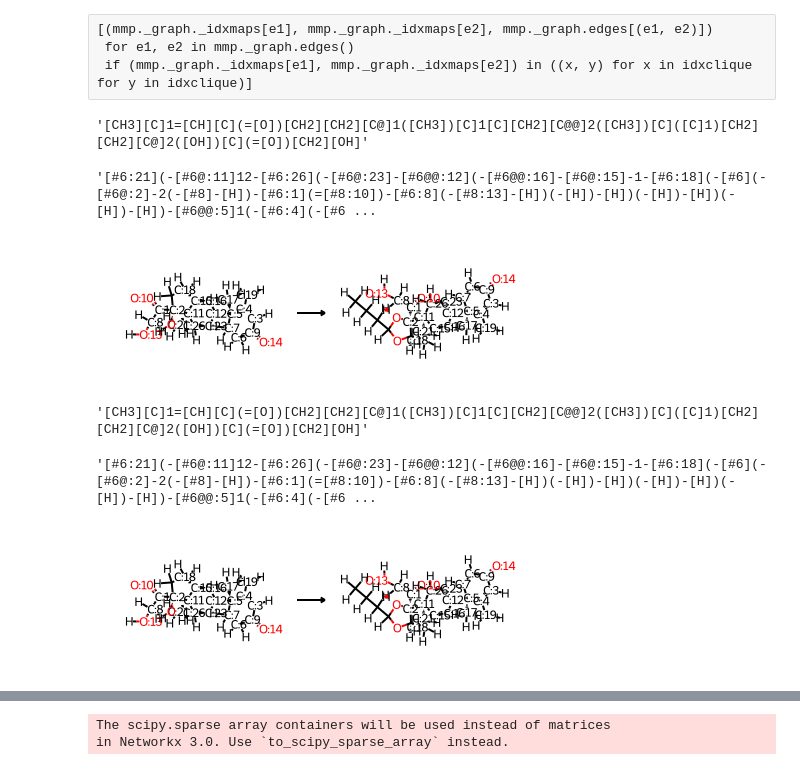
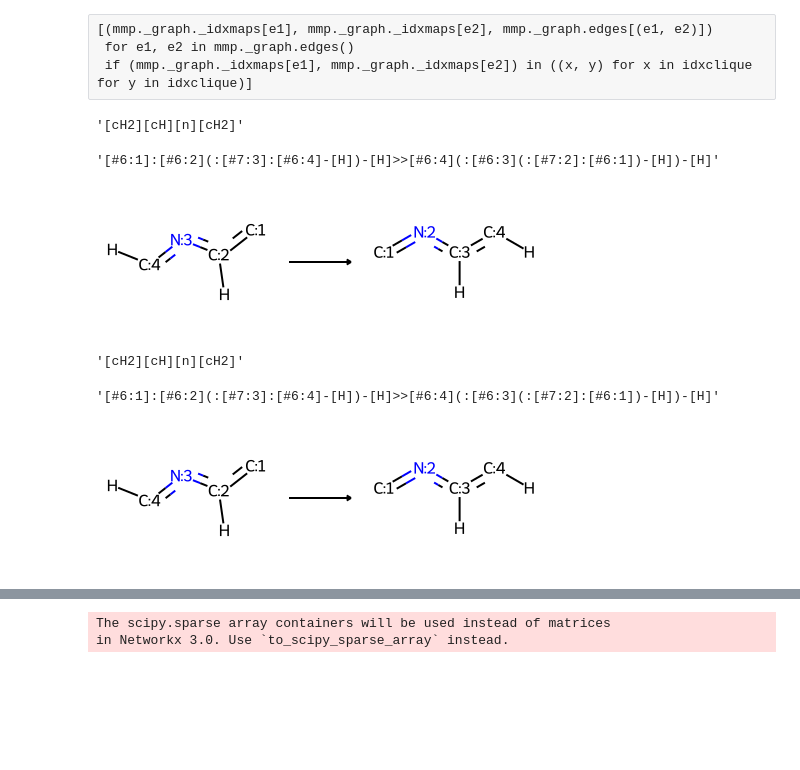
Before and after one commit to warner121/wizepair2, a Jupyter notebook: notebooks/dev-nx.ipynb, the cells around one changed output, grey strips where cells are left out. Saved outputs shown, nothing was run; the diff lists cells and outputs as text; code cells hidden in the pictures; blank space fills up the shorter version.

```diff
--- a/notebooks/dev-nx.ipynb
+++ b/notebooks/dev-nx.ipynb
@@ -451,7 +451,8 @@ class MMP():
             Returns tuple of (
                 smirks: str,
                 valid: bool,
-                error: str)
+                error: str,
+                biproducts: int)
             '''
 
             def getMolAtomMapNumber(atom):
@@ -515,8 +516,7 @@ class MMP():
                 productlist = reactor.generate_products(self._smiles1)
                 if self._smiles2 in productlist:
                     return test, True, None, len(productlist) - 1
-            if self._smiles2 not in productlist:
-                return backup, False, 'second molecule not found amongst products enumerated from first', len(productlist)
+            return backup, False, 'second molecule not found amongst products enumerated from first', len(productlist)
 
         # loop from 4 down to 1 bond radius to find smallest valid transformation
         responselist = list()
@@ -539,7 +539,7 @@ class MMP():
             # Define reaction as SMIRKS while mappings still present
             frag1 = eliminate(self._mol1, radius)
             frag2 = eliminate(self._mol2, radius)
-            smirks, valid, biproducts, error = get_canonicalized_smirks(frag1, frag2, chargemismatch)
+            smirks, valid, error, biproducts = get_canonicalized_smirks(frag1, frag2, chargemismatch)
 
             # remove mappings to yield clean fragments
             for atom in frag1.GetAtoms(): atom.ClearProp('molAtomMapNumber')
@@ -556,7 +556,7 @@ class MMP():
             response['fragment2'] = frag2
             responselist.append(response)
 # %%
-#mmp = MMP('Cc1cccnc1', 'Cc1ccccn1', strictness=5, correspondence=2)
+mmp = MMP('Cc1cccnc1', 'Cc1ccccn1', strictness=5, correspondence=2)
 #mmp = MMP('Cc1oc(C)cc1', 'Cc1ccc(C)cc1', strictness=5, correspondence=2)
 #mmp = MMP('c1([N+](=O)[O-])ccccc1', 'c1(C(=O)OC)ccccc1', strictness=5, correspondence=2)
 #mmp = MMP('N1CCC1', 'N1CCNCC1', strictness=5, correspondence=2)
@@ -570,7 +570,7 @@ class MMP():
 #mmp = MMP('CC(C)c1cc(C(O)CN)ccc1O', 'CCc1ccc(C(O)CN)cc1O', strictness=8, correspondence=1)
 #mmp = MMP('CNC[C@@H](SC)c1ccc(O)c(O)c1', 'CC[C@H](NC(C)C)[C@H](O)c1ccc(O)c(O)c1', strictness=5, correspondence=1)
 # %%
-mmp = MMP('C[C@]12C[C@H](O)[C@H]3[C@@H](CCC4=CC(=O)CC[C@@]43C)[C@@H]1CC[C@]2(O)C(=O)CO', 'CCCC1O[C@@H]2C[C@H]3[C@@H]4CCC5=CC(=O)C=C[C@]5(C)[C@H]4[C@@H](O)C[C@]3(C)[C@]2(C(=O)CO)O1', strictness=5,correspondence=1)
+#mmp = MMP('C[C@]12C[C@H](O)[C@H]3[C@@H](CCC4=CC(=O)CC[C@@]43C)[C@@H]1CC[C@]2(O)C(=O)CO', 'CCCC1O[C@@H]2C[C@H]3[C@@H]4CCC5=CC(=O)C=C[C@]5(C)[C@H]4[C@@H](O)C[C@]3(C)[C@]2(C(=O)CO)O1', strictness=5,correspondence=1)
 #mmp = MMP('C[C@]12C[C@H](O)[C@H]3[C@@H](CCC4=CC(=O)CC[C@@]43C)[C@@H]1CC[C@]2(O)C(=O)CO', 'CC12CCC(=O)C=C1CCC1C2C(O)CC2(C)C1CCC2(O)C(=O)CO', strictness=5,correspondence=1)
 #mmp = MMP('C[C@]12C[C@H](O)[C@H]3[C@@H](CCC4=CC(=O)C=C[C@@]43C)[C@@H]1CC[C@]2(O)C(=O)O', 'CCCC1OC2CC3C4CCC5=CC(=O)C=CC5(C)C4C(O)CC3(C)C2(C(=O)O)O1', strictness=5,correspondence=1)
 #mmp = MMP('C[C@]12C[C@H](O)[C@H]3[C@@H](CCC4=CC(=O)C=C[C@@]43C)[C@@H]1CC[C@]2(O)C(=O)CO', 'CCCC1O[C@@H]2C[C@H]3[C@@H]4CCC5=CC(=O)C=C[C@]5(C)[C@H]4[C@@H](O)C[C@]3(C)[C@]2(C(=O)CO)O1', strictness=5,correspondence=1)
@@ -634,31 +634,31 @@ mmp._mol2
  for e1, e2 in mmp._graph.edges()
  if (mmp._graph._idxmaps[e1], mmp._graph._idxmaps[e2]) in ((x, y) for x in idxclique for y in idxclique)]
 # %%
-response[1]['fragment1']
+response[3]['fragment1']
 # %% [output]
-'[CH3][C]1=[CH][C](=[O])[CH2][CH2][C@]1([CH3])[C]1[C][CH2][C@@]2([CH3])[C]([C]1)[CH2][CH2][C@]2([OH])[C](=[O])[CH2][OH]'
+'[cH2][cH][n][cH2]'
 # %%
-response[1]['smirks']
+response[3]['smirks']
 # %% [output]
-'[#6:21](-[#6@:11]12-[#6:26](-[#6@:23]-[#6@@:12](-[#6@@:16]-[#6@:15]-1-[#6:18](-[#6](-[#6@:2]-2(-[#8]-[H])-[#6:1](=[#8:10])-[#6:8](-[#8:13]-[H])(-[H])-[H])(-[H])-[H])(-[H])-[H])-[#6@@:5]1(-[#6:4](-[#6 ...
+'[#6:1]:[#6:2](:[#7:3]:[#6:4]-[H])-[H]>>[#6:4](:[#6:3](:[#7:2]:[#6:1])-[H])-[H]'
 # %%
-rxn = Chem.rdChemReactions.ReactionFromSmarts(response[1]['smirks'])
+rxn = Chem.rdChemReactions.ReactionFromSmarts(response[3]['smirks'])
 rxn
 # %% [output]
-[figure, old version]
+[figure, new version]
 # %%
-response[1]['fragment1']
+response[3]['fragment1']
 # %% [output]
-'[CH3][C]1=[CH][C](=[O])[CH2][CH2][C@]1([CH3])[C]1[C][CH2][C@@]2([CH3])[C]([C]1)[CH2][CH2][C@]2([OH])[C](=[O])[CH2][OH]'
+'[cH2][cH][n][cH2]'
 # %%
-response[1]['smirks']
+response[3]['smirks']
 # %% [output]
-'[#6:21](-[#6@:11]12-[#6:26](-[#6@:23]-[#6@@:12](-[#6@@:16]-[#6@:15]-1-[#6:18](-[#6](-[#6@:2]-2(-[#8]-[H])-[#6:1](=[#8:10])-[#6:8](-[#8:13]-[H])(-[H])-[H])(-[H])-[H])(-[H])-[H])-[#6@@:5]1(-[#6:4](-[#6 ...
+'[#6:1]:[#6:2](:[#7:3]:[#6:4]-[H])-[H]>>[#6:4](:[#6:3](:[#7:2]:[#6:1])-[H])-[H]'
 # %%
-rxn = Chem.rdChemReactions.ReactionFromSmarts(response[1]['smirks'])
+rxn = Chem.rdChemReactions.ReactionFromSmarts(response[3]['smirks'])
 rxn
 # %% [output]
-[figure, old version]
+[figure, new version]
 # %%
 reactant = Chem.AddHs(Chem.MolFromSmiles(mmp._smiles1))
 products = rxn.RunReactants((reactant,))
```
Also changed, not shown: parts of 6 cells of this notebook, 2 other files.
